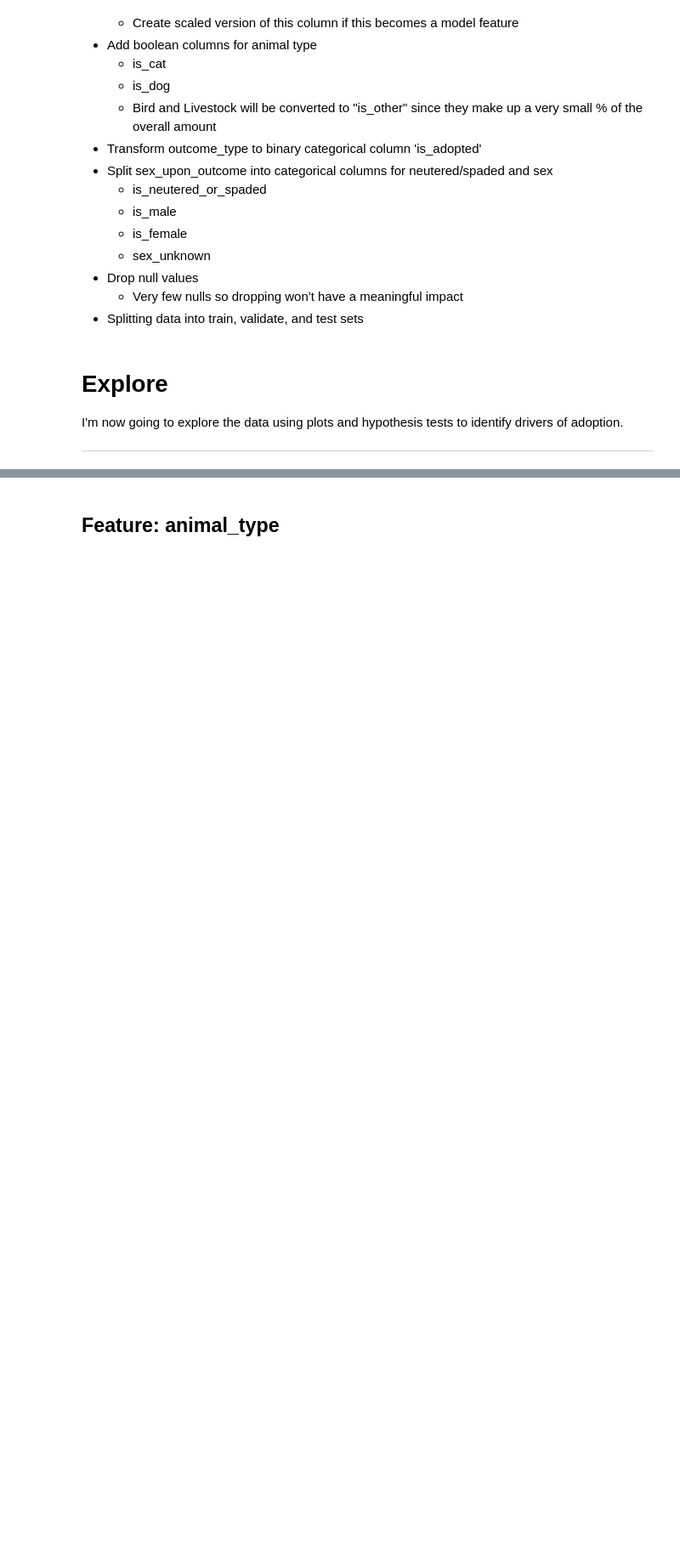
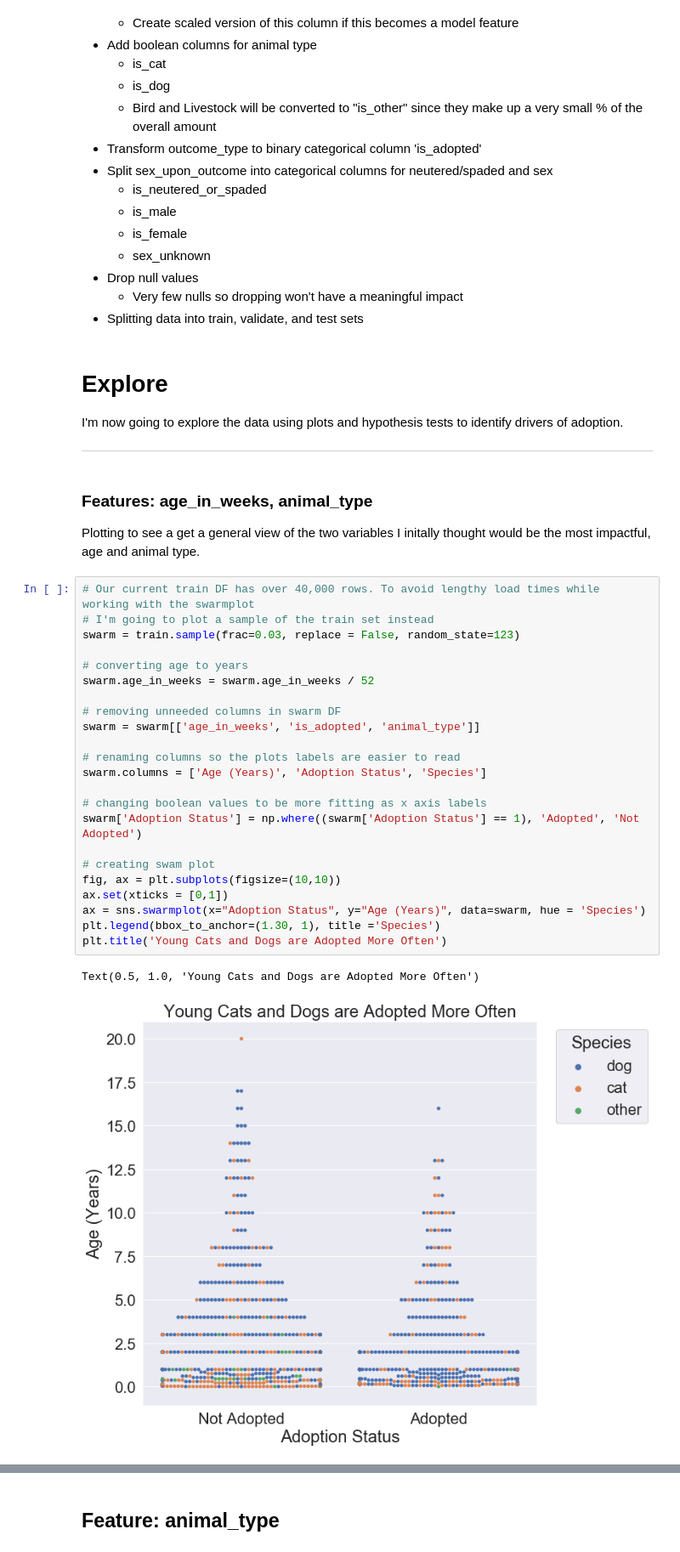
Before and after one commit to SamuelD-Data/aac_outcomes_project, a Jupyter notebook: aac_project_notebook.ipynb, the cells around one changed output, grey strips where cells are left out. Shown at 85% size. Cells and saved outputs as stored; diff of their text form; blank space fills up the shorter version.

Commit message:
added swarmplot

```diff
--- a/aac_project_notebook.ipynb
+++ b/aac_project_notebook.ipynb
@@ -212,3 +212,32 @@ Alternatively, the __wrangle_aac__ function from the __wrangle.py file__ can be
 # Explore<a id='explore'></a>
 I'm now going to explore the data using plots and hypothesis tests to identify drivers of adoption.
 ***
+# %% [markdown]
+### Features: age_in_weeks, animal_type
+Plotting to see a get a general view of the two variables I initally thought would be the most impactful, age and animal type.
+# %%
+# Our current train DF has over 40,000 rows. To avoid lengthy load times while working with the swarmplot
+# I'm going to plot a sample of the train set instead
+swarm = train.sample(frac=0.03, replace = False, random_state=123)
+
+# converting age to years
+swarm.age_in_weeks = swarm.age_in_weeks / 52
+
+# removing unneeded columns in swarm DF
+swarm = swarm[['age_in_weeks', 'is_adopted', 'animal_type']]
+
+# renaming columns so the plots labels are easier to read
+swarm.columns = ['Age (Years)', 'Adoption Status', 'Species']
+
+# changing boolean values to be more fitting as x axis labels
+swarm['Adoption Status'] = np.where((swarm['Adoption Status'] == 1), 'Adopted', 'Not Adopted')
+
+# creating swam plot
+fig, ax = plt.subplots(figsize=(10,10))
+ax.set(xticks = [0,1])
+ax = sns.swarmplot(x="Adoption Status", y="Age (Years)", data=swarm, hue = 'Species')
+plt.legend(bbox_to_anchor=(1.30, 1), title ='Species')
+plt.title('Young Cats and Dogs are Adopted More Often')
+# %% [output]
+Text(0.5, 1.0, 'Young Cats and Dogs are Adopted More Often')
+[figure, added]
```
Also changed, not shown: parts of 1 cell of this notebook.
